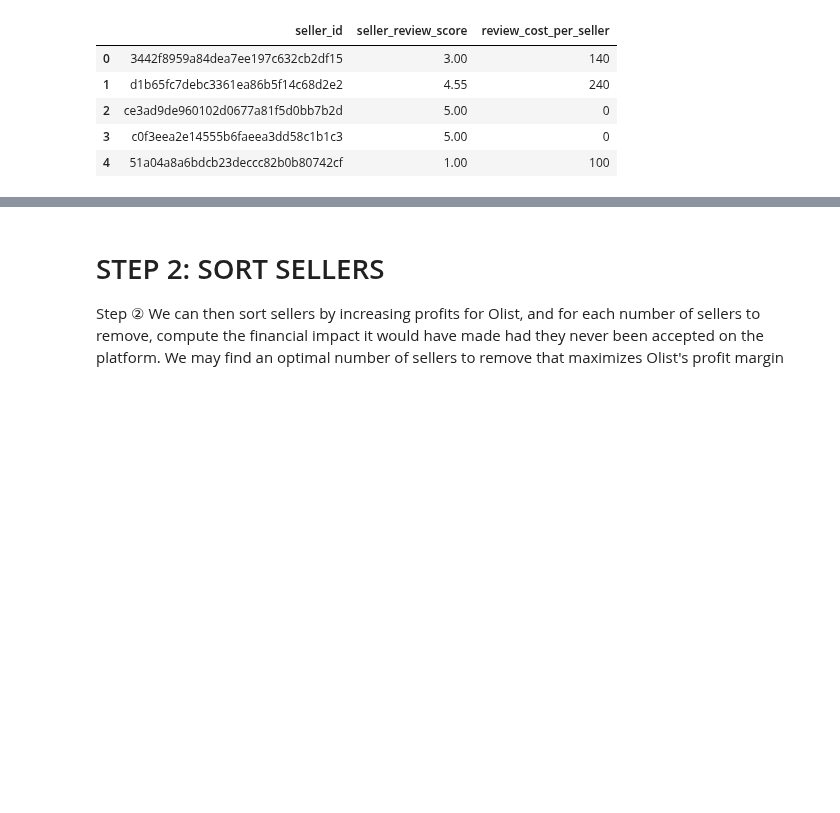
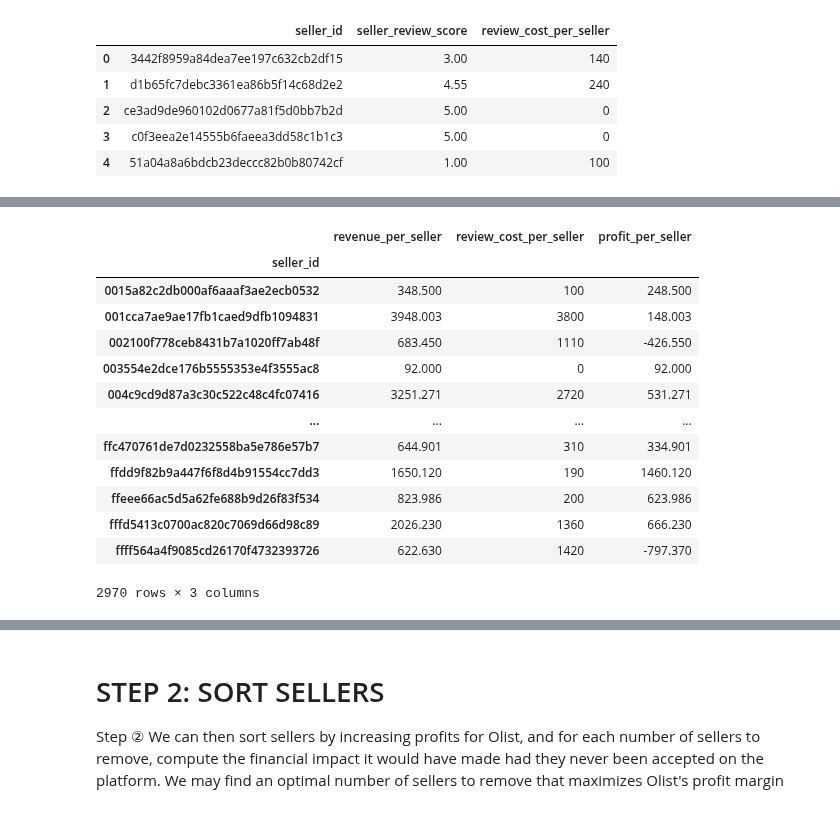
Before and after one commit to phlln/olist-analysis, a Jupyter notebook: notebooks/ceo_request-Phil-UPDATED.ipynb, the cells around one changed output, grey strips where cells are left out. Cells and saved outputs as stored; diff of their text form; code cells hidden in the pictures; blank space fills up the shorter version.

```diff
--- a/notebooks/ceo_request-Phil-UPDATED.ipynb
+++ b/notebooks/ceo_request-Phil-UPDATED.ipynb
@@ -159,0 +163,19 @@ sellers['review_cost_per_seller'] = sellers.groupby(by=['seller_id'], as_index=F
+# %%
+# Calculate the profit as 'revenue_per_seller' - 'review_cost_per_seller'
+sellers['profit_per_seller'] = sellers.revenue_per_seller - sellers.review_cost_per_seller
+sellers[['seller_id', 'revenue_per_seller', 'review_cost_per_seller', 'profit_per_seller']].groupby(by='seller_id').sum()
+# %% [output]
+|  | revenue_per_seller | review_cost_per_seller | profit_per_seller |
+| seller_id |  |  |  |
+| 0015a82c2db000af6aaaf3ae2ecb0532 | 348.500 | 100 | 248.500 |
+| 001cca7ae9ae17fb1caed9dfb1094831 | 3948.003 | 3800 | 148.003 |
+| 002100f778ceb8431b7a1020ff7ab48f | 683.450 | 1110 | -426.550 |
+| 003554e2dce176b5555353e4f3555ac8 | 92.000 | 0 | 92.000 |
+| 004c9cd9d87a3c30c522c48c4fc07416 | 3251.271 | 2720 | 531.271 |
+| ... | ... | ... | ... |
+| ffc470761de7d0232558ba5e786e57b7 | 644.901 | 310 | 334.901 |
+| ffdd9f82b9a447f6f8d4b91554cc7dd3 | 1650.120 | 190 | 1460.120 |
+| ffeee66ac5d5a62fe688b9d26f83f534 | 823.986 | 200 | 623.986 |
+| fffd5413c0700ac820c7069d66d98c89 | 2026.230 | 1360 | 666.230 |
+| ffff564a4f9085cd26170f4732393726 | 622.630 | 1420 | -797.370 |
+2970 rows × 3 columns
```
Also changed, not shown: parts of 12 cells of this notebook.
